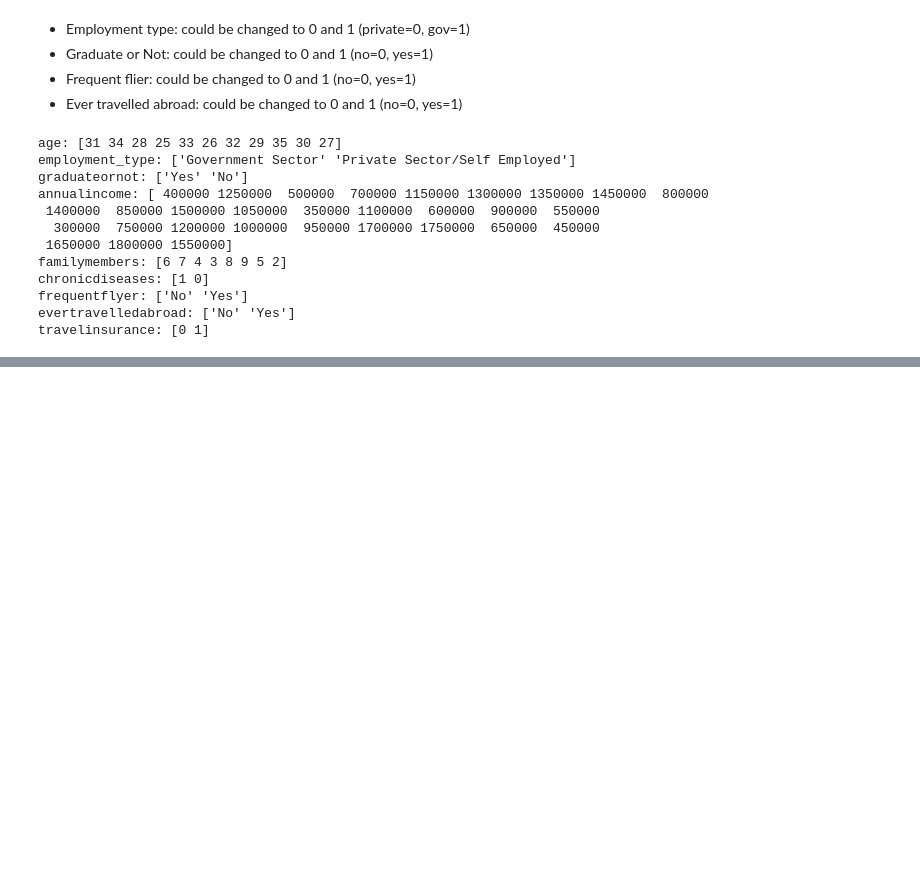
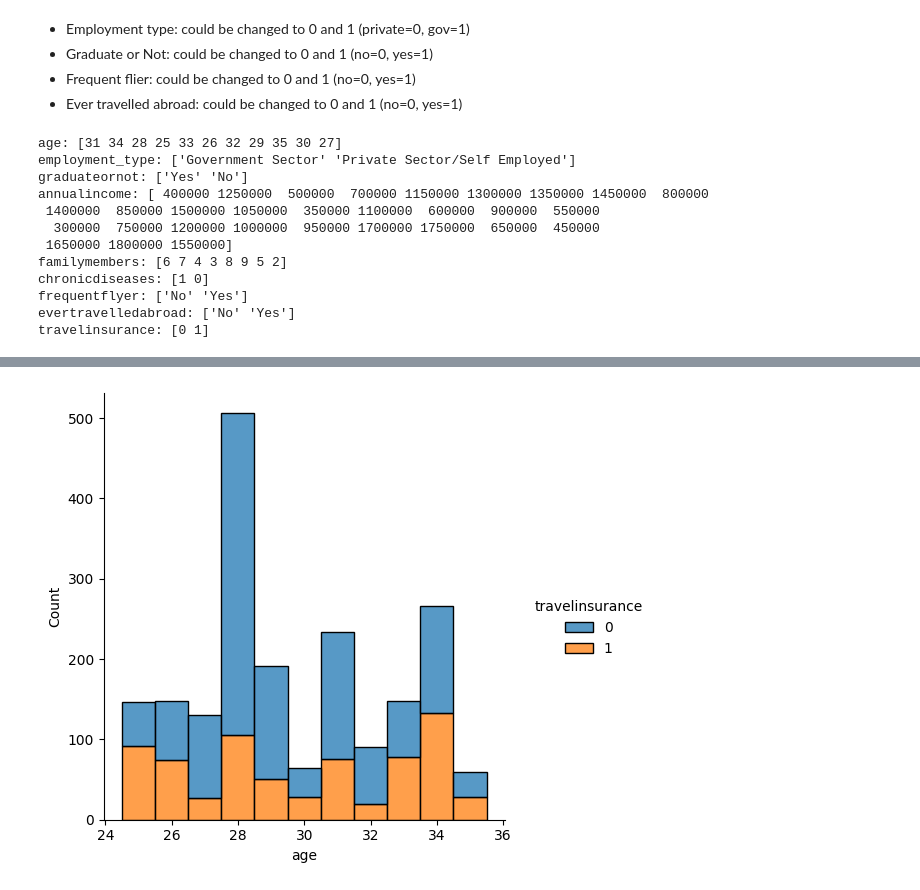
Before and after one commit to ShariYo/Modul3_Sprint1, a Jupyter notebook: project/main.ipynb, the cells around one changed output, grey strips where cells are left out. Saved outputs shown, nothing was run; the diff lists cells and outputs as text; code cells hidden in the pictures; blank space fills up the shorter version.

```diff
--- a/project/main.ipynb
+++ b/project/main.ipynb
@@ -83,3 +87,6 @@ travelin["evertravelledabroad"] = travelin["evertravelledabroad"].apply(
 travelin["employment_type"] = travelin["employment_type"].apply(
     lambda x: 0 if x == "Private Sector/Self Employed" else 1
 )
+travelin["annualincome"] = travelin["annualincome"].apply(
+    lambda x: x / 1000000
+)
@@ -91,0 +117,20 @@ Name: count, dtype: int64
+# %%
+travel_cont = travelin[["age", "annualincome", "travelinsurance"]]
+travel_cate = travelin[
+    [
+        "employment_type",
+        "graduateornot",
+        "familymembers",
+        "chronicdiseases",
+        "frequentflyer",
+        "evertravelledabroad",
+        "travelinsurance",
+    ]
+]
+# %%
+sns.displot(
+    travel_cont, x="age", hue="travelinsurance", multiple="stack", discrete=True
+)
+plt.show()
+# %% [output]
+[figure, added]
```
Also changed, not shown: parts of 6 cells of this notebook.
